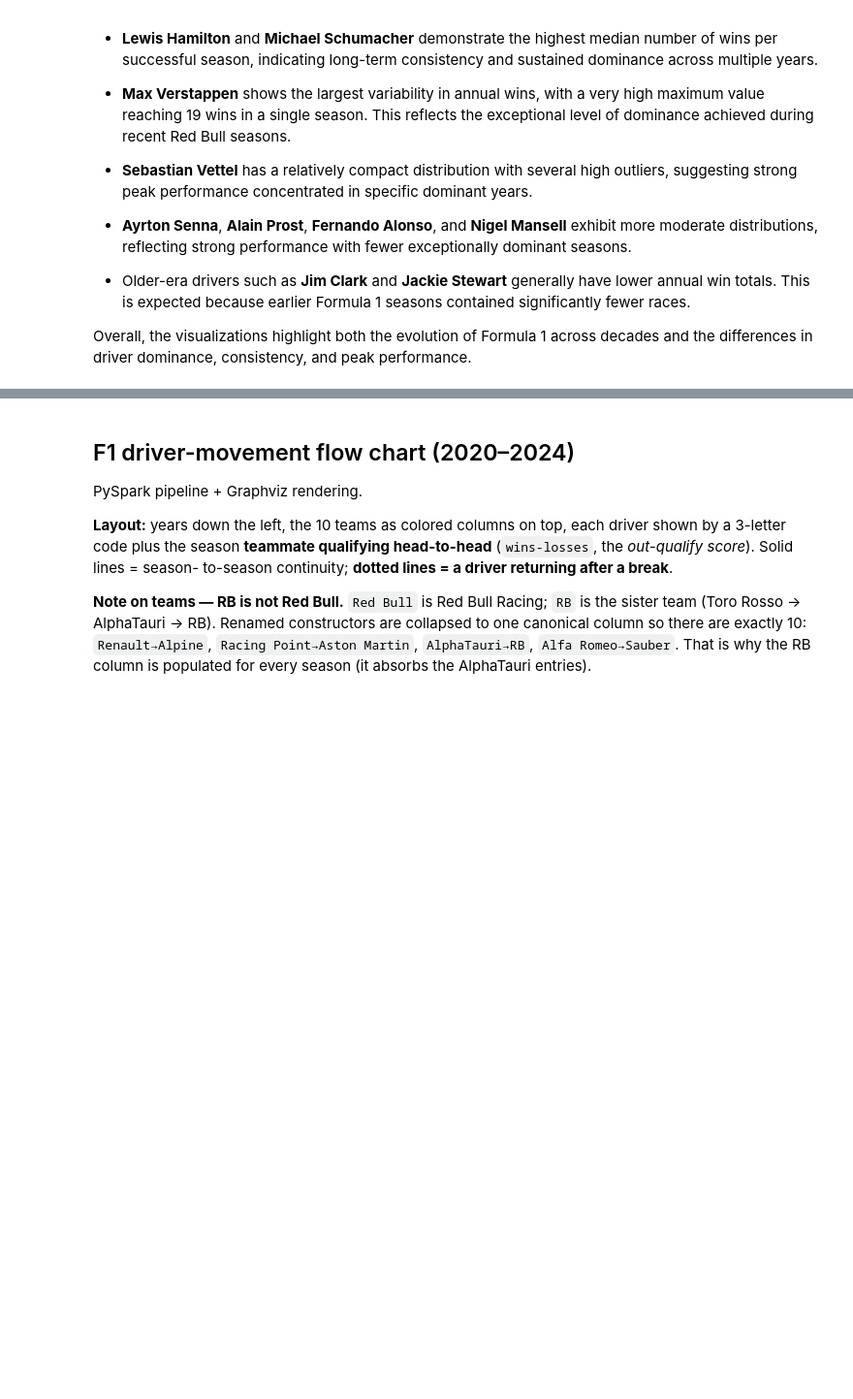
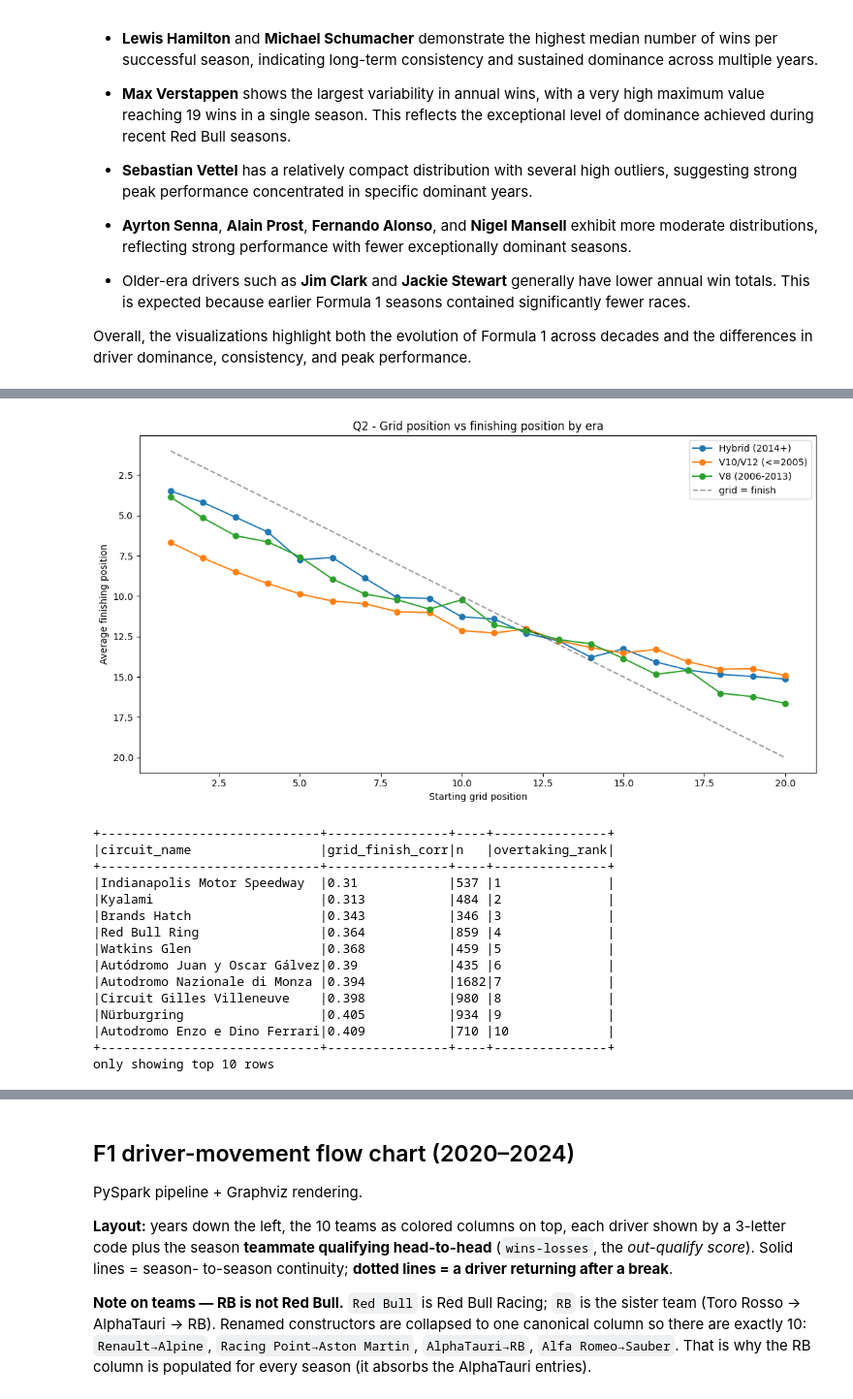
Before and after one commit to simon-sazonov/BigDataAnalytics, a Jupyter notebook: Notebook_2_EDA_and_flow_chart.ipynb, the cells around one changed output, grey strips where cells are left out. Shown at 97% size. Drawn from its saved outputs; the diff is of its cells as text; code cells hidden in the pictures; blank space fills up the shorter version.

```diff
--- a/Notebook_2_EDA_and_flow_chart.ipynb
+++ b/Notebook_2_EDA_and_flow_chart.ipynb
@@ -743,0 +872,61 @@ Overall, the visualizations highlight both the evolution of Formula 1 across dec
+# %%
+q2 = spark.sql("""
+    SELECT era, grid,
+           ROUND(AVG(positionOrder), 2) AS avg_finish,
+           COUNT(*)                     AS n
+    FROM race_results
+    WHERE grid BETWEEN 1 AND 20 AND positionOrder IS NOT NULL
+    GROUP BY era, grid
+    ORDER BY era, grid
+""")
+
+q2_pd = q2.toPandas()
+plt.figure(figsize=(11, 6))
+for era, g in q2_pd.groupby("era"):
+    g = g.sort_values("grid")
+    plt.plot(g["grid"], g["avg_finish"], marker="o", label=era)
+plt.plot([1, 20], [1, 20], "k--", alpha=0.4, label="grid = finish")
+plt.xlabel("Starting grid position")
+plt.ylabel("Average finishing position")
+plt.title("Q2 - Grid position vs finishing position by era")
+plt.legend()
+plt.gca().invert_yaxis()
+plt.tight_layout()
+plt.show()
+
+# Circuit-level ranking by grid->finish correlation (window function RANK)
+q2b = spark.sql("""
+    WITH circ AS (
+        SELECT circuit_name,
+               CORR(grid, positionOrder) AS grid_finish_corr,
+               COUNT(*)                  AS n
+        FROM race_results
+        WHERE grid BETWEEN 1 AND 30 AND positionOrder IS NOT NULL
+        GROUP BY circuit_name
+        HAVING COUNT(*) >= 300
+    )
+    SELECT circuit_name,
+           ROUND(grid_finish_corr, 3) AS grid_finish_corr,
+           n,
+           RANK() OVER (ORDER BY grid_finish_corr ASC) AS overtaking_rank
+    FROM circ
+    ORDER BY grid_finish_corr ASC
+""")
+q2b.show(10, truncate=False)
+# %% [output]
+[figure, added]
++-----------------------------+----------------+----+---------------+
+|circuit_name                 |grid_finish_corr|n   |overtaking_rank|
++-----------------------------+----------------+----+---------------+
+|Indianapolis Motor Speedway  |0.31            |537 |1              |
+|Kyalami                      |0.313           |484 |2              |
+|Brands Hatch                 |0.343           |346 |3              |
+|Red Bull Ring                |0.364           |859 |4              |
+|Watkins Glen                 |0.368           |459 |5              |
+|Autódromo Juan y Oscar Gálvez|0.39            |435 |6              |
+|Autodromo Nazionale di Monza |0.394           |1682|7              |
+|Circuit Gilles Villeneuve    |0.398           |980 |8              |
+|Nürburgring                  |0.405           |934 |9              |
+|Autodromo Enzo e Dino Ferrari|0.409           |710 |10             |
++-----------------------------+----------------+----+---------------+
+only showing top 10 rows
```
Also changed, not shown: parts of 30 cells of this notebook.
